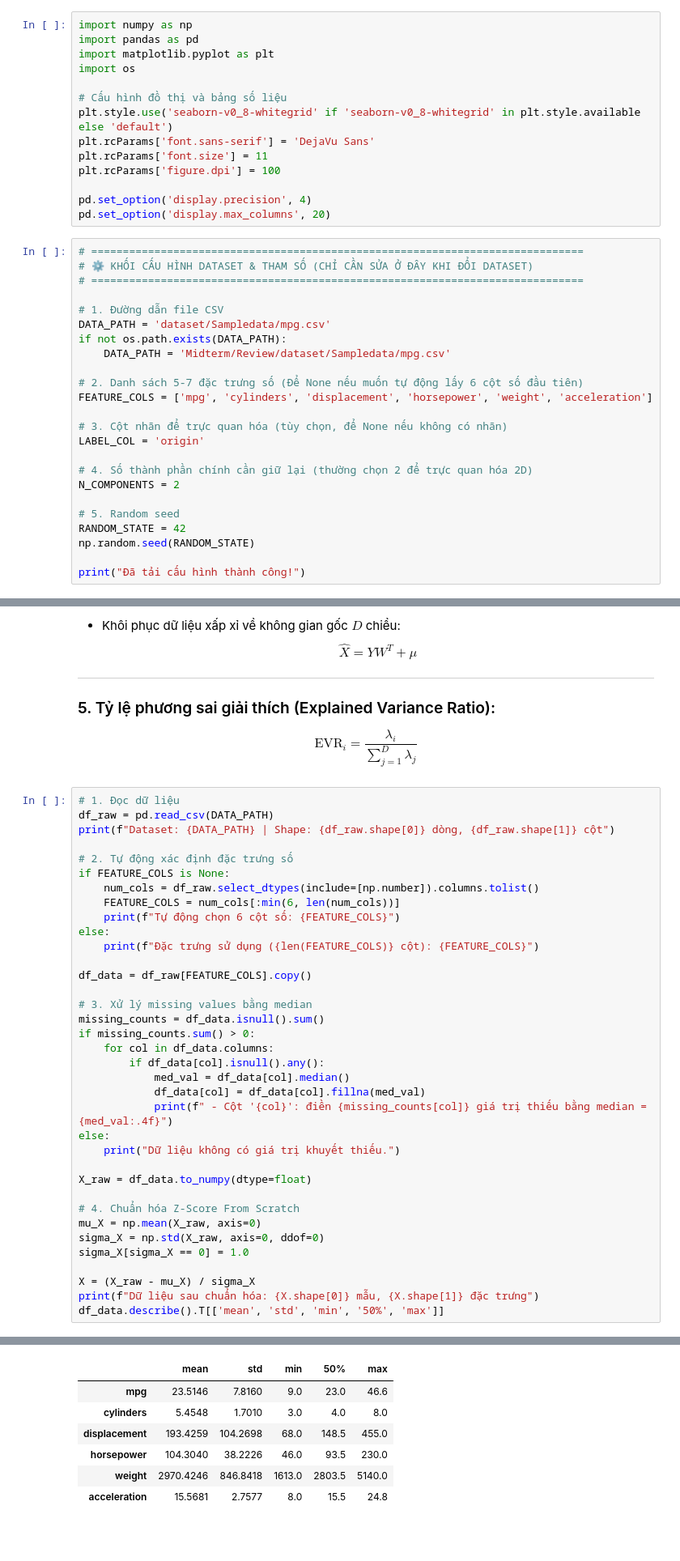
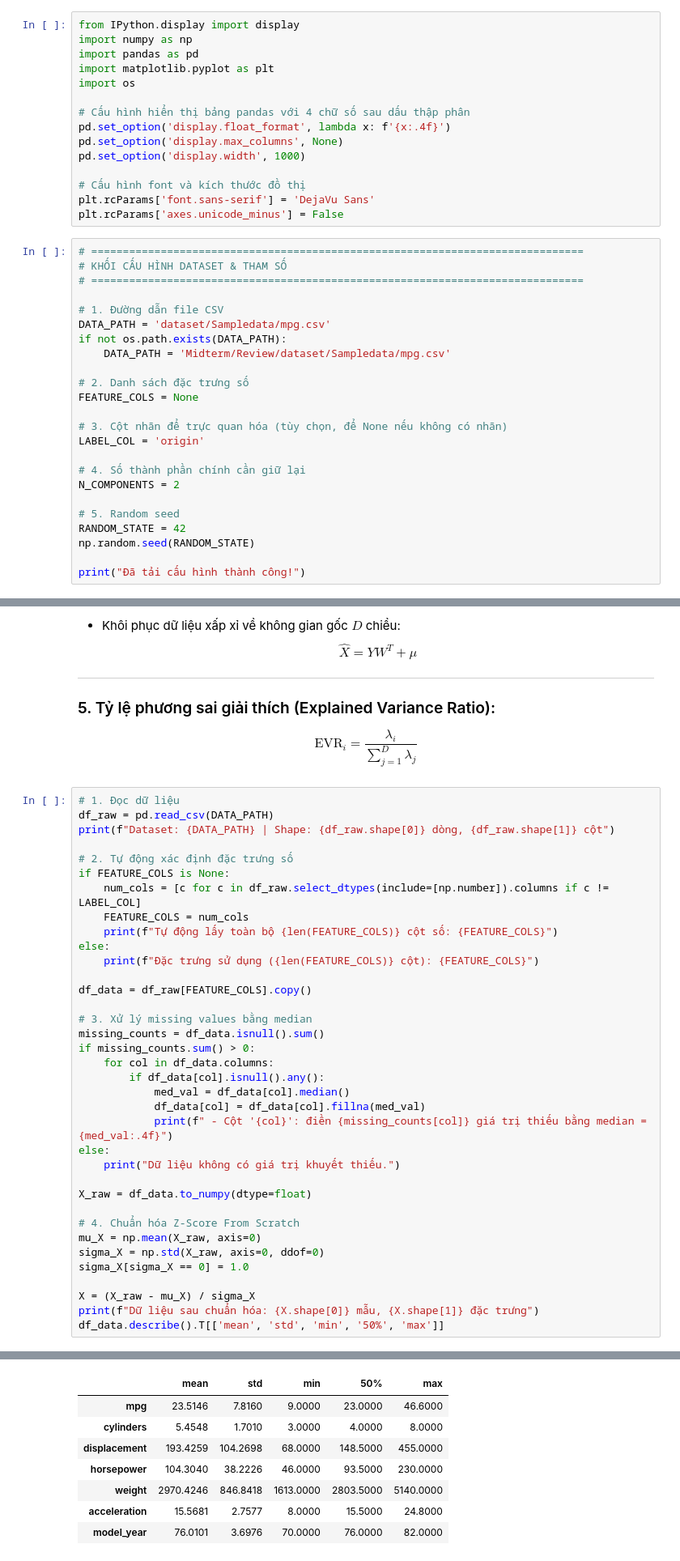
Before and after one commit to LuanNguyen23T/Machine_Learning_PCT, a Jupyter notebook: Midterm/Review/C1_PCA.ipynb, the cells around one changed output, grey strips where cells are left out. Shown at 81% size. Cells and saved outputs as stored; diff of their text form; blank space fills up the shorter version.

```diff
--- a/Midterm/Review/C1_PCA.ipynb
+++ b/Midterm/Review/C1_PCA.ipynb
@@ -7,20 +6,21 @@
 # %%
+from IPython.display import display
 import numpy as np
 import pandas as pd
 import matplotlib.pyplot as plt
 import os
 
-# Cấu hình đồ thị và bảng số liệu
-plt.style.use('seaborn-v0_8-whitegrid' if 'seaborn-v0_8-whitegrid' in plt.style.available else 'default')
+# Cấu hình hiển thị bảng pandas với 4 chữ số sau dấu thập phân
+pd.set_option('display.float_format', lambda x: f'{x:.4f}')
+pd.set_option('display.max_columns', None)
+pd.set_option('display.width', 1000)
+
+# Cấu hình font và kích thước đồ thị
 plt.rcParams['font.sans-serif'] = 'DejaVu Sans'
-plt.rcParams['font.size'] = 11
-plt.rcParams['figure.dpi'] = 100
-
-pd.set_option('display.precision', 4)
-pd.set_option('display.max_columns', 20)
+plt.rcParams['axes.unicode_minus'] = False
 # %%
 # ==============================================================================
-# ⚙️ KHỐI CẤU HÌNH DATASET & THAM SỐ (CHỈ CẦN SỬA Ở ĐÂY KHI ĐỔI DATASET)
+# KHỐI CẤU HÌNH DATASET & THAM SỐ
 # ==============================================================================
 
 # 1. Đường dẫn file CSV
@@ -28,13 +28,13 @@ DATA_PATH = 'dataset/Sampledata/mpg.csv'
 if not os.path.exists(DATA_PATH):
     DATA_PATH = 'Midterm/Review/dataset/Sampledata/mpg.csv'
 
-# 2. Danh sách 5-7 đặc trưng số (Để None nếu muốn tự động lấy 6 cột số đầu tiên)
-FEATURE_COLS = ['mpg', 'cylinders', 'displacement', 'horsepower', 'weight', 'acceleration']
+# 2. Danh sách đặc trưng số
+FEATURE_COLS = None
 
 # 3. Cột nhãn để trực quan hóa (tùy chọn, để None nếu không có nhãn)
 LABEL_COL = 'origin'
 
-# 4. Số thành phần chính cần giữ lại (thường chọn 2 để trực quan hóa 2D)
+# 4. Số thành phần chính cần giữ lại
 N_COMPONENTS = 2
 
 # 5. Random seed
@@ -93,9 +93,9 @@ print(f"Dataset: {DATA_PATH} | Shape: {df_raw.shape[0]} dòng, {df_raw.shape[1]}
 
 # 2. Tự động xác định đặc trưng số
 if FEATURE_COLS is None:
-    num_cols = df_raw.select_dtypes(include=[np.number]).columns.tolist()
-    FEATURE_COLS = num_cols[:min(6, len(num_cols))]
-    print(f"Tự động chọn 6 cột số: {FEATURE_COLS}")
+    num_cols = [c for c in df_raw.select_dtypes(include=[np.number]).columns if c != LABEL_COL]
+    FEATURE_COLS = num_cols
+    print(f"Tự động lấy toàn bộ {len(FEATURE_COLS)} cột số: {FEATURE_COLS}")
 else:
     print(f"Đặc trưng sử dụng ({len(FEATURE_COLS)} cột): {FEATURE_COLS}")
 
@@ -130,9 +130,10 @@ Dữ liệu sau chuẩn hóa: 398 mẫu, 6 đặc trưng
 |  | mean | std | min | 50% | max |
-| mpg | 23.5146 | 7.8160 | 9.0 | 23.0 | 46.6 |
-| cylinders | 5.4548 | 1.7010 | 3.0 | 4.0 | 8.0 |
-| displacement | 193.4259 | 104.2698 | 68.0 | 148.5 | 455.0 |
-| horsepower | 104.3040 | 38.2226 | 46.0 | 93.5 | 230.0 |
-| weight | 2970.4246 | 846.8418 | 1613.0 | 2803.5 | 5140.0 |
-| acceleration | 15.5681 | 2.7577 | 8.0 | 15.5 | 24.8 |
+| mpg | 23.5146 | 7.8160 | 9.0000 | 23.0000 | 46.6000 |
+| cylinders | 5.4548 | 1.7010 | 3.0000 | 4.0000 | 8.0000 |
+| displacement | 193.4259 | 104.2698 | 68.0000 | 148.5000 | 455.0000 |
+| horsepower | 104.3040 | 38.2226 | 46.0000 | 93.5000 | 230.0000 |
+| weight | 2970.4246 | 846.8418 | 1613.0000 | 2803.5000 | 5140.0000 |
+| acceleration | 15.5681 | 2.7577 | 8.0000 | 15.5000 | 24.8000 |
+| model_year | 76.0101 | 3.6976 | 70.0000 | 76.0000 | 82.0000 |
 # %%
 # ==============================================================================
```
Also changed, not shown: parts of 9 cells of this notebook, 8 other files.
